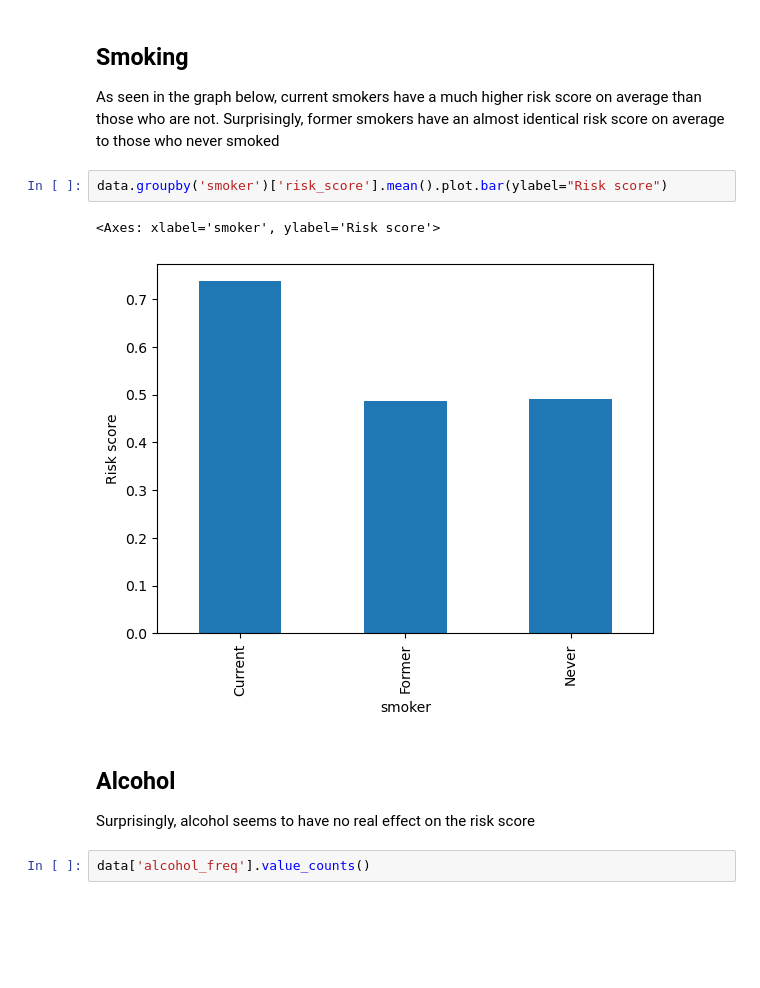
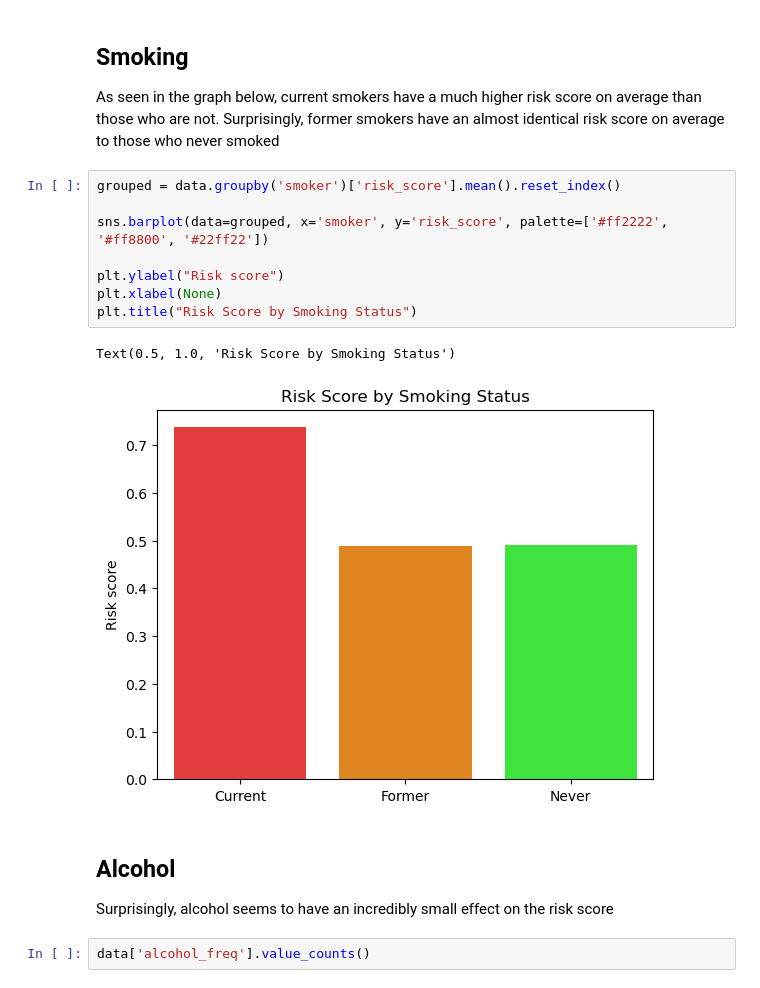
Before and after one commit to Abled773/HI-Risk-Prediction-and-Analysis, a Jupyter notebook: Risk_Analysis_and_Prediction.ipynb, the cells around one changed output. Drawn from its saved outputs; the diff is of its cells as text; blank space fills up the shorter version.

Commit message:
Update and reorganize graphs and correlation analysis

```diff
--- a/Risk_Analysis_and_Prediction.ipynb
+++ b/Risk_Analysis_and_Prediction.ipynb
@@ -510,13 +485,19 @@ Of the attributes we are looking at, blood pressure and number of chronic condit
 As seen in the graph below, current smokers have a much higher risk score on average than those who are not.
 Surprisingly, former smokers have an almost identical risk score on average to those who never smoked
 # %%
-data.groupby('smoker')['risk_score'].mean().plot.bar(ylabel="Risk score")
+grouped = data.groupby('smoker')['risk_score'].mean().reset_index()
+
+sns.barplot(data=grouped, x='smoker', y='risk_score', palette=['#ff2222', '#ff8800', '#22ff22'])
+
+plt.ylabel("Risk score")
+plt.xlabel(None)
+plt.title("Risk Score by Smoking Status")
 # %% [output]
-<Axes: xlabel='smoker', ylabel='Risk score'>
+Text(0.5, 1.0, 'Risk Score by Smoking Status')
-[figure, old version]
+[figure, new version]
 # %% [markdown]
 ## Alcohol
-Surprisingly, alcohol seems to have no real effect on the risk score
+Surprisingly, alcohol seems to have an incredibly small effect on the risk score
 # %%
 data['alcohol_freq'].value_counts()
 # %% [output]
```
Also changed, not shown: parts of 26 cells of this notebook.
